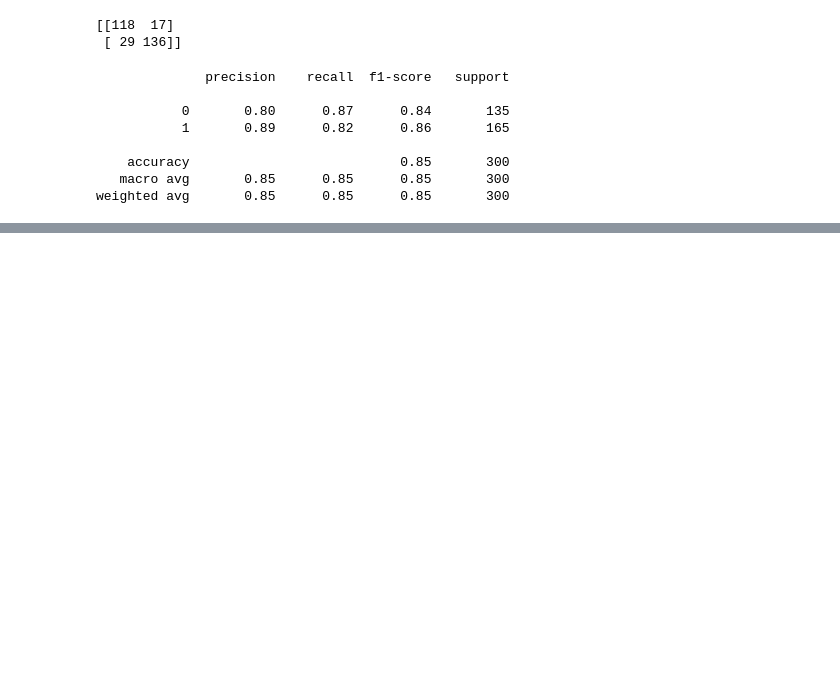
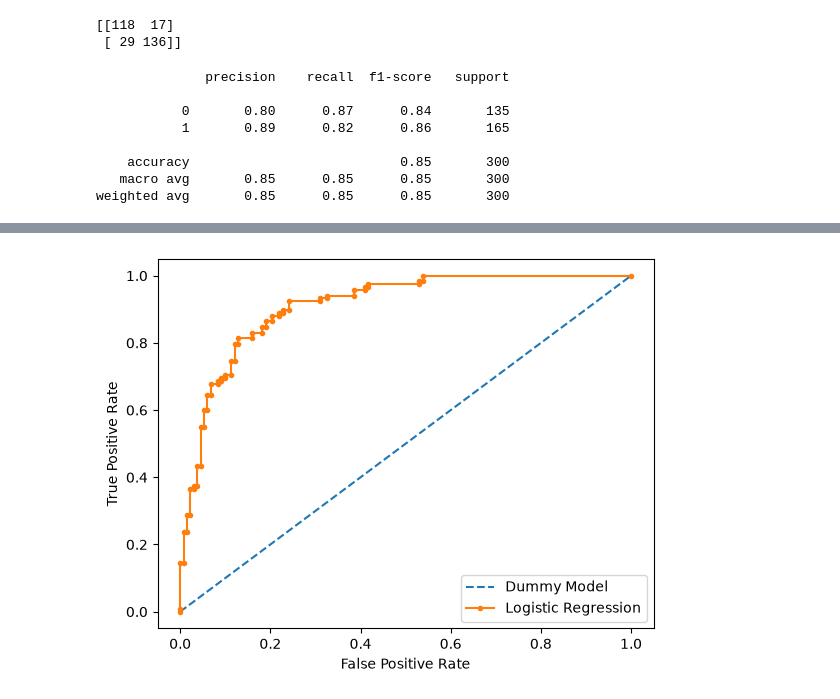
Before and after one commit to Raaqiv55/ml-dl, a Jupyter notebook: logistic-regression/logistic-reg.ipynb, the cells around one changed output, grey strips where cells are left out. Drawn from its saved outputs; the diff is of its cells as text; code cells hidden in the pictures; blank space fills up the shorter version.

Commit message:
logistic-all

```diff
--- a/logistic-regression/logistic-reg.ipynb
+++ b/logistic-regression/logistic-reg.ipynb
@@ -92,0 +511,3 @@ weighted avg       0.85      0.85      0.85       300
+# %%
+model = LogisticRegression()
+model.fit(X_train, y_train)
@@ -92,0 +516,2 @@ weighted avg       0.85      0.85      0.85       300
+# %%
+model_prob = model.predict_proba(X_test)
@@ -92,0 +538,2 @@ weighted avg       0.85      0.85      0.85       300
+# %%
+model_prob = model_prob[:,1]
@@ -92,0 +548,3 @@ weighted avg       0.85      0.85      0.85       300
+# %%
+dummy_fpr, dummy_fc, _ = roc_curve(y_test, dummy_model_prob)
+model_fpr, model_tpr, thresholds = roc_curve(y_test, model_prob)
@@ -92,0 +587,11 @@ weighted avg       0.85      0.85      0.85       300
+# %%
+plt.plot(dummy_fpr, dummy_fc, linestyle='--',label='Dummy Model')
+plt.plot(model_fpr, model_tpr, marker='.',label='Logistic Regression')
+
+plt.xlabel('False Positive Rate')
+plt.ylabel("True Positive Rate")
+
+plt.legend()
+plt.show()
+# %% [output]
+[figure, added]
```
Also changed, not shown: parts of 52 cells of this notebook.
